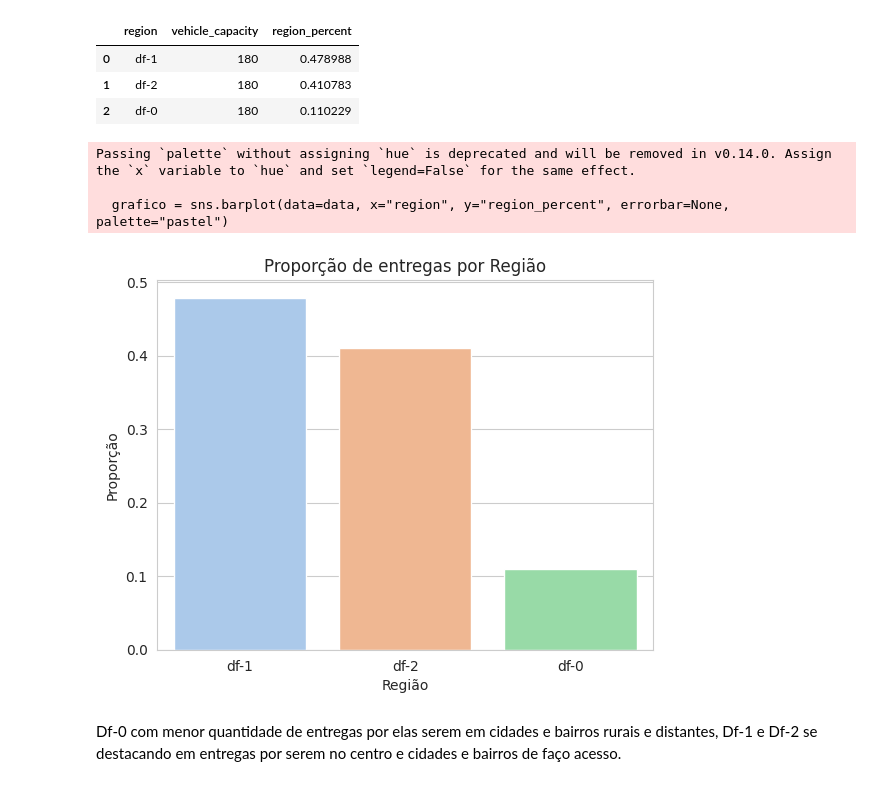
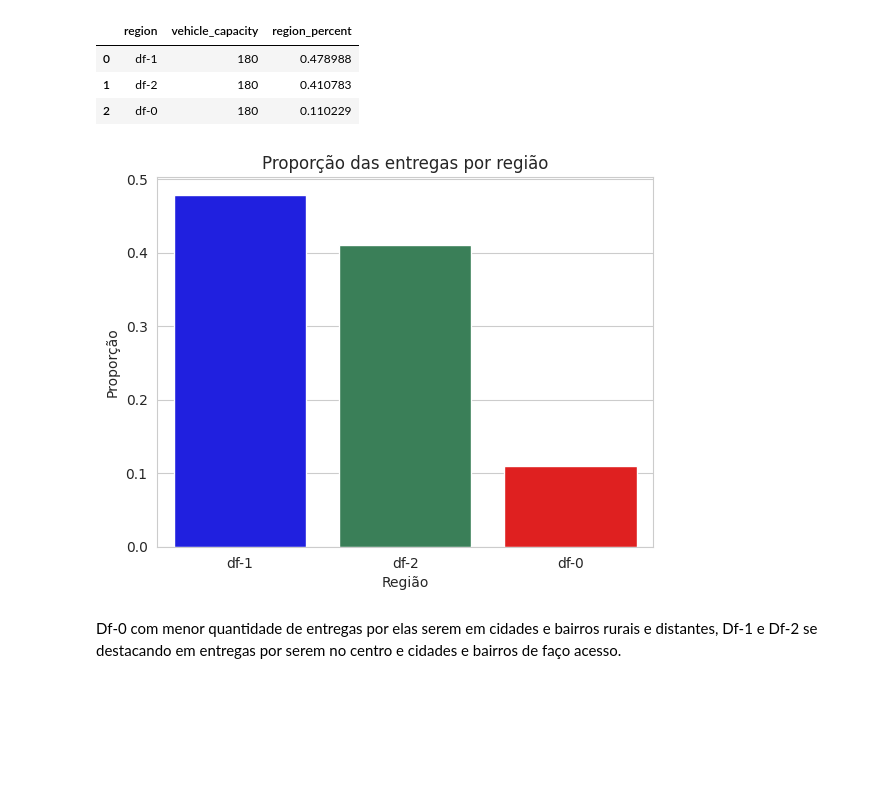
Before and after one commit to DMPErik21/Explodando-dados-de-logistica-da-Loggi, a Jupyter notebook: Profissão_Analista_de_dados_M16_1_Exercício.ipynb, the cells around one changed output. Cells and saved outputs as stored; diff of their text form; code cells hidden in the pictures; blank space fills up the shorter version.

```diff
--- a/Profissão_Analista_de_dados_M16_1_Exercício.ipynb
+++ b/Profissão_Analista_de_dados_M16_1_Exercício.ipynb
@@ -504,16 +501,12 @@ data.head()
 | 1 | df-2 | 180 | 0.410783 |
 | 2 | df-0 | 180 | 0.110229 |
 # %%
-#visualizaçao com graficos de barras
-import seaborn as sns
+cores = ['blue', 'seagreen', 'red']
 
 with sns.axes_style('whitegrid'):
-  grafico = sns.barplot(data=data, x="region", y="region_percent", errorbar=None, palette="pastel")
-  grafico.set(title='Proporção de entregas por Região', xlabel='Região', ylabel='Proporção')
+  grafico = sns.barplot(data=data, x='region', y='region_percent', errorbar=None, hue='region', palette=cores) #usando a paleta de cores para melhorar a visualizaçao
+  grafico.set(title='Proporção das entregas por região', xlabel='Região', ylabel='Proporção');
 # %% [output]
-Passing `palette` without assigning `hue` is deprecated and will be removed in v0.14.0. Assign the `x` variable to `hue` and set `legend=False` for the same effect.
-
-  grafico = sns.barplot(data=data, x="region", y="region_percent", errorbar=None, palette="pastel")
-[figure, old version]
+[figure, new version]
 # %% [markdown]
 Df-0 com menor quantidade de entregas por elas serem em cidades e bairros rurais e distantes, Df-1 e Df-2 se destacando em entregas por serem no centro e cidades e bairros de faço acesso.
```
Also changed, not shown: parts of 3 cells of this notebook.
